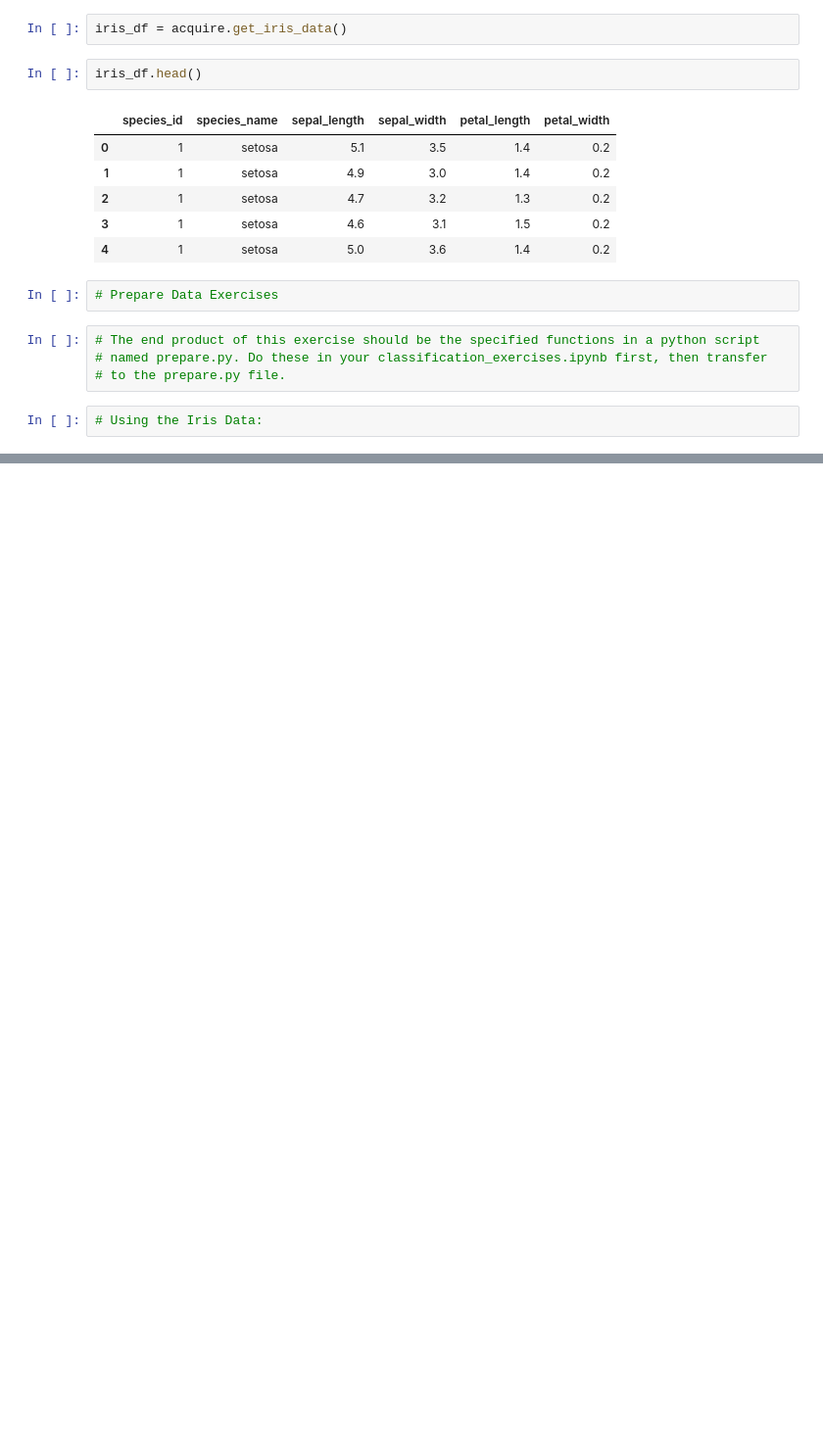
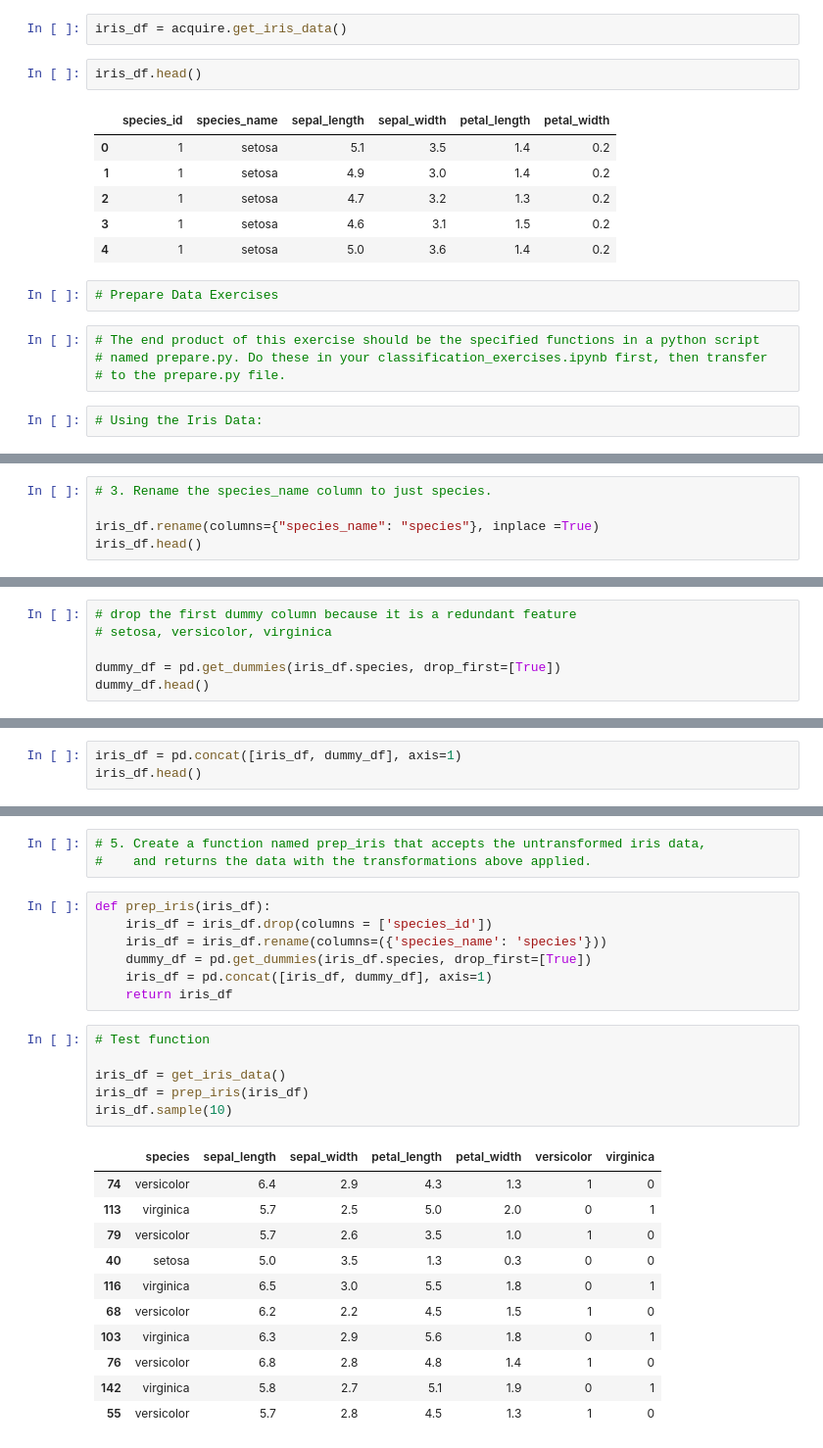
Before and after one commit to CurtisJohansen/classification-exercises, a Jupyter notebook: classification_exercises.ipynb, the cells around one changed output, grey strips where cells are left out. Shown: that part at 98% size. Drawn from its saved outputs; the diff is of its cells as text; blank space fills up the shorter version.

```diff
--- a/classification_exercises.ipynb
+++ b/classification_exercises.ipynb
@@ -454,0 +408,5 @@ def prep_iris(iris_df):
+# %%
+# 3. Rename the species_name column to just species.
+
+iris_df.rename(columns={"species_name": "species"}, inplace =True)
+iris_df.head()
@@ -454,0 +432,6 @@ def prep_iris(iris_df):
+# %%
+# drop the first dummy column because it is a redundant feature
+# setosa, versicolor, virginica
+
+dummy_df = pd.get_dummies(iris_df.species, drop_first=[True])
+dummy_df.head()
@@ -454,0 +445,3 @@ def prep_iris(iris_df):
+# %%
+iris_df = pd.concat([iris_df, dummy_df], axis=1)
+iris_df.head()
@@ -454,0 +455,28 @@ def prep_iris(iris_df):
+# %%
+# 5. Create a function named prep_iris that accepts the untransformed iris data,
+#    and returns the data with the transformations above applied.
+# %%
+def prep_iris(iris_df):
+    iris_df = iris_df.drop(columns = ['species_id'])
+    iris_df = iris_df.rename(columns=({'species_name': 'species'}))
+    dummy_df = pd.get_dummies(iris_df.species, drop_first=[True])
+    iris_df = pd.concat([iris_df, dummy_df], axis=1)
+    return iris_df
+# %%
+# Test function
+
+iris_df = get_iris_data()
+iris_df = prep_iris(iris_df)
+iris_df.sample(10)
+# %% [output]
+|  | species | sepal_length | sepal_width | petal_length | petal_width | versicolor | virginica |
+| 74 | versicolor | 6.4 | 2.9 | 4.3 | 1.3 | 1 | 0 |
+| 113 | virginica | 5.7 | 2.5 | 5.0 | 2.0 | 0 | 1 |
+| 79 | versicolor | 5.7 | 2.6 | 3.5 | 1.0 | 1 | 0 |
+| 40 | setosa | 5.0 | 3.5 | 1.3 | 0.3 | 0 | 0 |
+| 116 | virginica | 6.5 | 3.0 | 5.5 | 1.8 | 0 | 1 |
+| 68 | versicolor | 6.2 | 2.2 | 4.5 | 1.5 | 1 | 0 |
+| 103 | virginica | 6.3 | 2.9 | 5.6 | 1.8 | 0 | 1 |
+| 76 | versicolor | 6.8 | 2.8 | 4.8 | 1.4 | 1 | 0 |
+| 142 | virginica | 5.8 | 2.7 | 5.1 | 1.9 | 0 | 1 |
+| 55 | versicolor | 5.7 | 2.8 | 4.5 | 1.3 | 1 | 0 |
```
Also changed, not shown: parts of 17 cells of this notebook.
